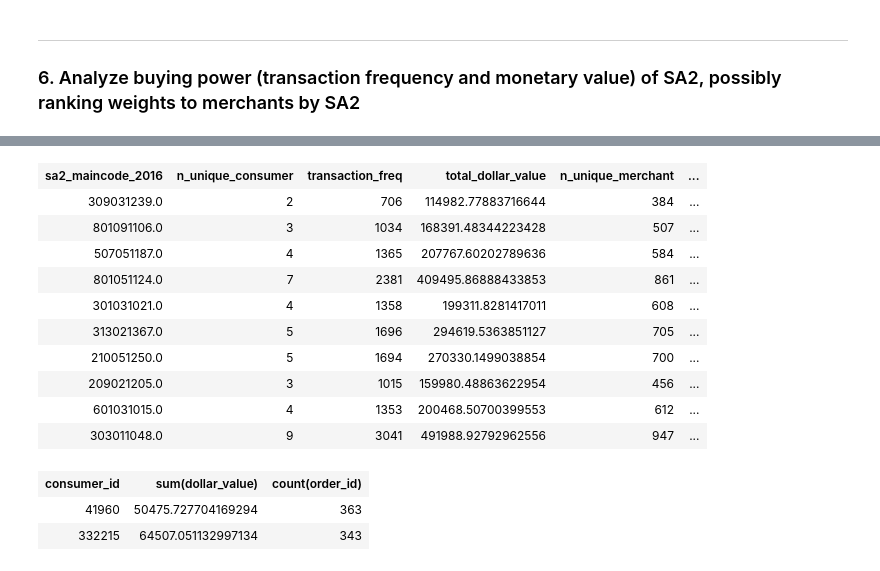
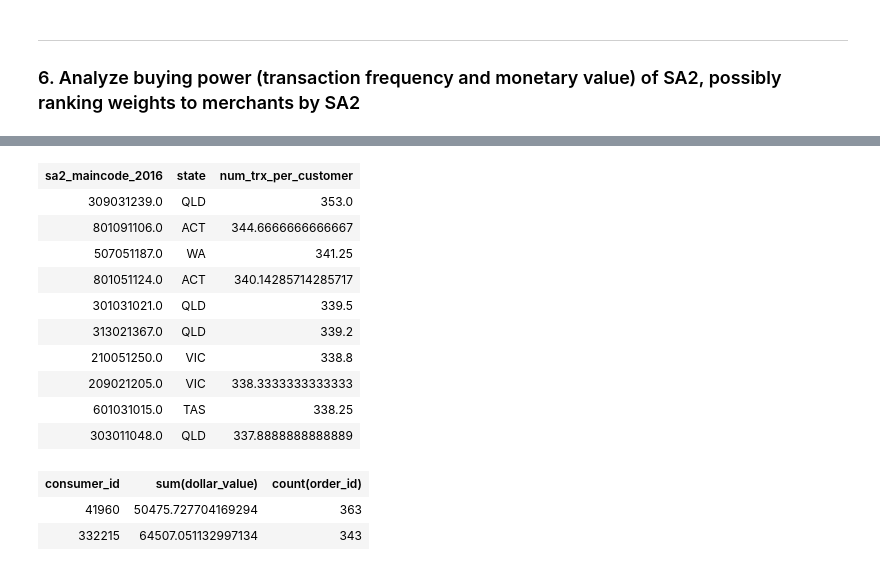
Before and after one commit to MAST30034-Applied-Data-Science/generic-buy-now-pay-later-project-group-11, a Jupyter notebook: notebooks/product_categories_analysis.ipynb, the cells around one changed output, grey strips where cells are left out. Saved outputs shown, nothing was run; the diff lists cells and outputs as text; code cells hidden in the pictures.

```diff
--- a/notebooks/product_categories_analysis.ipynb
+++ b/notebooks/product_categories_analysis.ipynb
@@ -582,13 +626,16 @@ plt.show()
 # %%
-sa2_trx = (df_trx_sa2.groupby(['sa2_maincode_2016'])
+sa2_trx = (df_trx_sa2.groupby(['sa2_maincode_2016', 'state'])
              .agg({'order_id':'count', 'dollar_value':'sum'})
-             .sort(['sa2_maincode_2016']))
-unique_cons = (df_trx_sa2.groupby(['sa2_maincode_2016'])
+             .sort(['sa2_maincode_2016', 'state']))
+unique_cons = (df_trx_sa2.groupby(['sa2_maincode_2016', 'state'])
                .agg(countDistinct('consumer_id'))
-               .sort(['sa2_maincode_2016']))
-unique_merc = (df_trx_sa2.groupby(['sa2_maincode_2016'])
+               .sort(['sa2_maincode_2016', 'state']))
+unique_merc = (df_trx_sa2.groupby(['sa2_maincode_2016', 'state'])
                .agg(countDistinct('merchant_abn'))
-               .sort(['sa2_maincode_2016']))
+               .sort(['sa2_maincode_2016', 'state']))
+avg_trx_val = (df_trx_sa2.groupby(['sa2_maincode_2016', 'state'])
+               .agg(func.mean('dollar_value'))
+               .sort(['sa2_maincode_2016', 'state']))
 
 def join_agg(sdf1, sdf2):
     '''
@@ -596,23 +643,25 @@ def join_agg(sdf1, sdf2):
     '''
     sdf1 = (sdf1.alias("a") \
                .join(sdf2,
-                     on=['sa2_maincode_2016'],
+                     on=['sa2_maincode_2016', 'state'],
                      how='inner')
            )
     return sdf1
 df_buy_pow = join_agg(sa2_trx, unique_cons)
 df_buy_pow = join_agg(df_buy_pow, unique_merc)
+df_buy_pow = join_agg(df_buy_pow, avg_trx_val)
 
 # renaming a few columns
 field_name_change = {"sum(dollar_value)": "total_dollar_value",
+                     "avg(dollar_value)": "avg_dollar_value",
                      "count(order_id)": "transaction_freq",
                      "count(consumer_id)": "n_unique_consumer",
                      "count(merchant_abn)": "n_unique_merchant"}
 for old, new in field_name_change.items():
     df_buy_pow = df_buy_pow.withColumnRenamed(old, new)
 
-cols = ['sa2_maincode_2016', 'n_unique_consumer',
-        'transaction_freq', 'total_dollar_value', 'n_unique_merchant']
+cols = ['sa2_maincode_2016', 'state', 'n_unique_consumer', 'transaction_freq',
+        'total_dollar_value', 'avg_dollar_value', 'n_unique_merchant']
 df_buy_pow = df_buy_pow[cols].sort(['sa2_maincode_2016'])
 
 df_buy_pow = (df_buy_pow.
@@ -691,4 +744,5 @@ Distribution for n_unique_merchant
 # %%
 # Rank SA2 with the highest buying power (spending per customer)
-df_buy_pow.sort('spending_per_customer', ascending=False).limit(10)
+(df_buy_pow[['sa2_maincode_2016', 'state', 'spending_per_customer']]
+            .sort('spending_per_customer', ascending=False).limit(10))
 # %% [output]
@@ -706,18 +776,19 @@ df_buy_pow.sort('spending_per_customer', ascending=False).limit(10)
 # %%
 # Rank SA2 with the highest transaction frequency (num_trx_per_customer)
-df_buy_pow.sort('num_trx_per_customer', ascending=False).limit(10)
+(df_buy_pow[['sa2_maincode_2016', 'state', 'num_trx_per_customer']]
+            .sort('num_trx_per_customer', ascending=False).limit(10))
 # %% [output]
-| sa2_maincode_2016 | n_unique_consumer | transaction_freq | total_dollar_value | n_unique_merchant | ... |
-| 309031239.0 | 2 | 706 | 114982.77883716644 | 384 | ... |
-| 801091106.0 | 3 | 1034 | 168391.48344223428 | 507 | ... |
-| 507051187.0 | 4 | 1365 | 207767.60202789636 | 584 | ... |
-| 801051124.0 | 7 | 2381 | 409495.86888433853 | 861 | ... |
-| 301031021.0 | 4 | 1358 | 199311.8281417011 | 608 | ... |
-| 313021367.0 | 5 | 1696 | 294619.5363851127 | 705 | ... |
-| 210051250.0 | 5 | 1694 | 270330.1499038854 | 700 | ... |
-| 209021205.0 | 3 | 1015 | 159980.48863622954 | 456 | ... |
-| 601031015.0 | 4 | 1353 | 200468.50700399553 | 612 | ... |
-| 303011048.0 | 9 | 3041 | 491988.92792962556 | 947 | ... |
+| sa2_maincode_2016 | state | num_trx_per_customer |
+| 309031239.0 | QLD | 353.0 |
+| 801091106.0 | ACT | 344.6666666666667 |
+| 507051187.0 | WA | 341.25 |
+| 801051124.0 | ACT | 340.14285714285717 |
+| 301031021.0 | QLD | 339.5 |
+| 313021367.0 | QLD | 339.2 |
+| 210051250.0 | VIC | 338.8 |
+| 209021205.0 | VIC | 338.3333333333333 |
+| 601031015.0 | TAS | 338.25 |
+| 303011048.0 | QLD | 337.8888888888889 |
 # %%
 # check if the table above by taking one SA2 code
 (df_trx_sa2.filter(F.col('sa2_maincode_2016') == 309031239.0)
```
Also changed, not shown: parts of 24 cells of this notebook.
